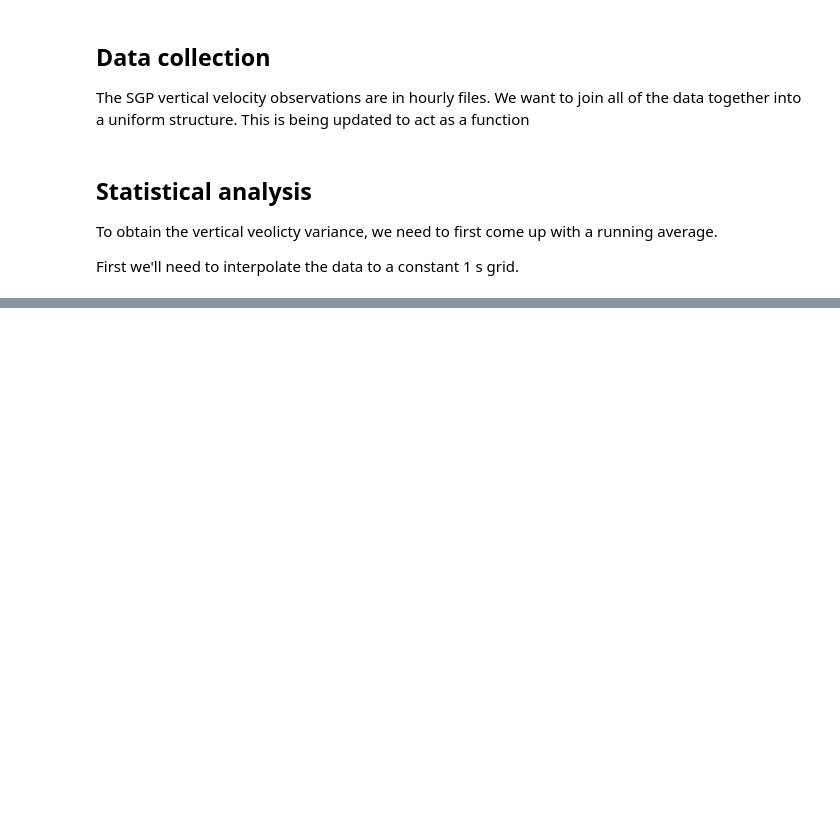
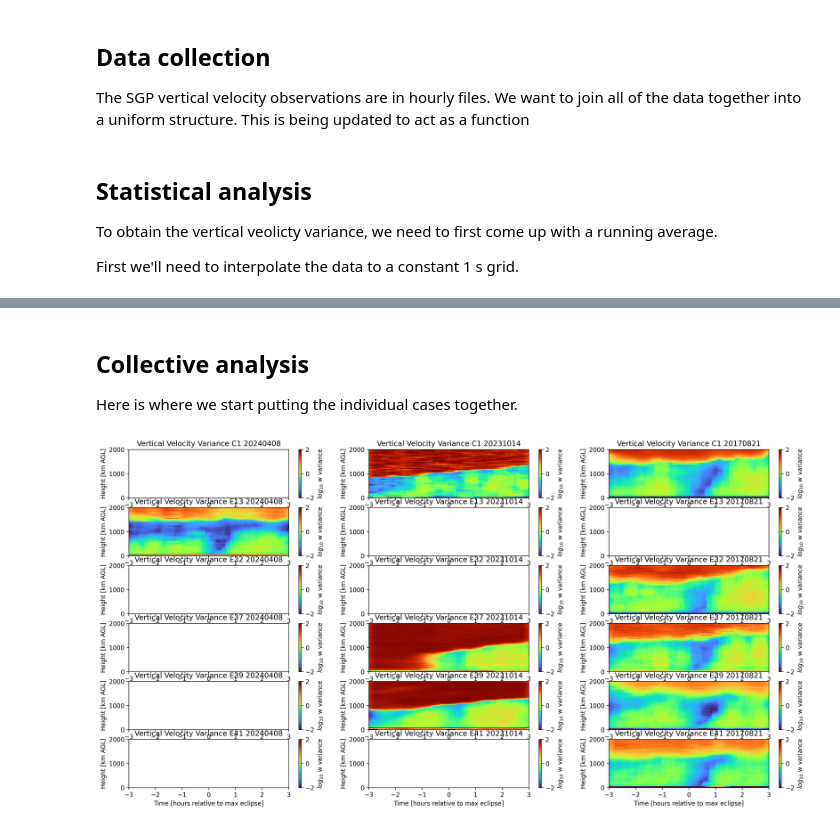
Before and after one commit to wagnertim/eclipse, a Jupyter notebook: eclipse_dl_w_stats.ipynb, the cells around one changed output, grey strips where cells are left out. Saved outputs shown, nothing was run; the diff lists cells and outputs as text; code cells hidden in the pictures; blank space fills up the shorter version.

Commit message:
Multi-site support

```diff
--- a/eclipse_dl_w_stats.ipynb
+++ b/eclipse_dl_w_stats.ipynb
@@ -18,19 +18,16 @@ from scipy import interpolate as interp
 dataPath = '/data/eclipse/dlfpt/'
 eclipseDates = np.array([20240408, 20231014, 20170821])
 eclipseTimes = np.array([18+47/60, 16+47/60 ,18+3/60])
-
-# eclipseDates = np.array([20141023])
-# eclipseTimes = np.array([22+46/60])
-
-# eclipseDates = np.array([20240408,20170821])
-# eclipseTimes = np.array([18+47/60,18+3/60])
+eclipseSites = np.array(['C1','E13','E32','E37','E39','E41'])
 
 plotAllFigs = 0
 
 timeNew = np.linspace(-4,4,3600*8+1)
+heightNew = np.arange(15,2025,30)
 
-wPrime = np.zeros((len(timeNew), 400))
-wVar = np.zeros((len(timeNew), 400, len(eclipseDates)))
+wPrime = np.zeros((len(timeNew), len(heightNew)))
+wVar = np.zeros((len(timeNew), len(heightNew), len(eclipseSites)*len(eclipseDates)))
+saveDate = np.zeros(len(timeNew) * len(heightNew))
 # %% [markdown]
 Define a couple of functions: one to read the DL files, and one to find the index of the nearest value.
 # %%
@@ -61,11 +58,11 @@ def findNearest(array,value):
 
 The SGP vertical velocity observations are in hourly files. We want to join all of the data together into a uniform structure. This is being updated to act as a function
 # %%
-def collectDL(eDate, eTime):
+def collectDL(eSite, eDate, eTime):
 
     iter = 0
 
-    for file in sorted(glob.iglob(dataPath + '/*' + str(eDate) + '*.cdf')):
+    for file in sorted(glob.iglob(dataPath + '/*' + eSite + '*' + str(eDate) + '*.cdf')):
 
         dli = readDL(file)
 
@@ -166,0 +186,29 @@ for h in np.arange(len(eclipseDates)):
+# %% [markdown]
+## Collective analysis
+
+Here is where we start putting the individual cases together.
+# %%
+plt.figure(figsize=(20, 10), dpi=300)
+
+ctr=0
+
+for g in np.arange(len(eclipseSites)):
+
+    for h in np.arange(len(eclipseDates)):
+
+        plt.subplot(len(eclipseSites),len(eclipseDates),ctr+1)
+        plt.pcolormesh(timeNew, heightNew, np.transpose(np.log10(wVar[:,:,ctr])),cmap = 'turbo')
+        cbar = plt.colorbar()
+        cbar.set_label('$log_{10}$ w variance')
+        plt.title('Vertical Velocity Variance ' + eclipseSites[g] + ' ' + str(eclipseDates[h]))
+        plt.clim([-2, 2])
+        plt.ylim([0,2000])
+        plt.xlim([-3,3])
+        plt.xlabel('Time [hours relative to max eclipse]')
+        plt.ylabel('Height [km AGL]')
+
+        ctr=ctr+1
+
+plt.show()
+# %% [output]
+[figure, added]
```
Also changed, not shown: parts of 2 cells of this notebook.
